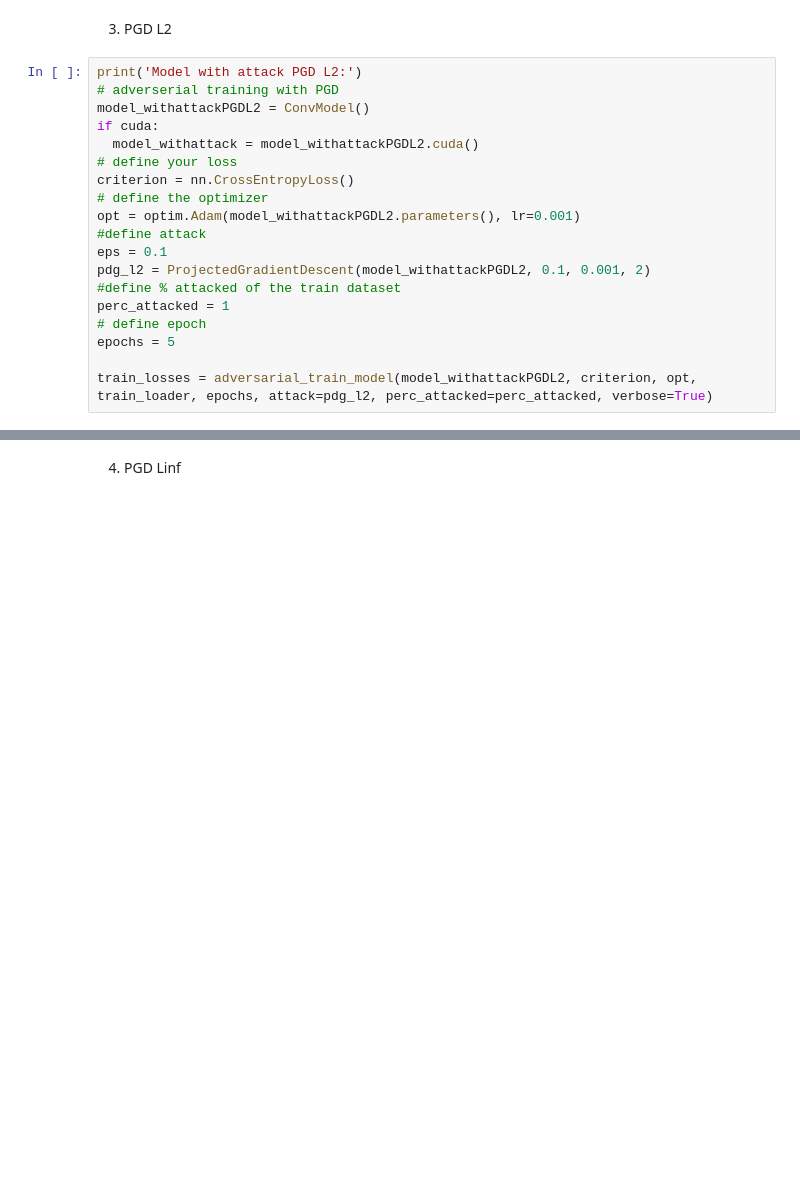
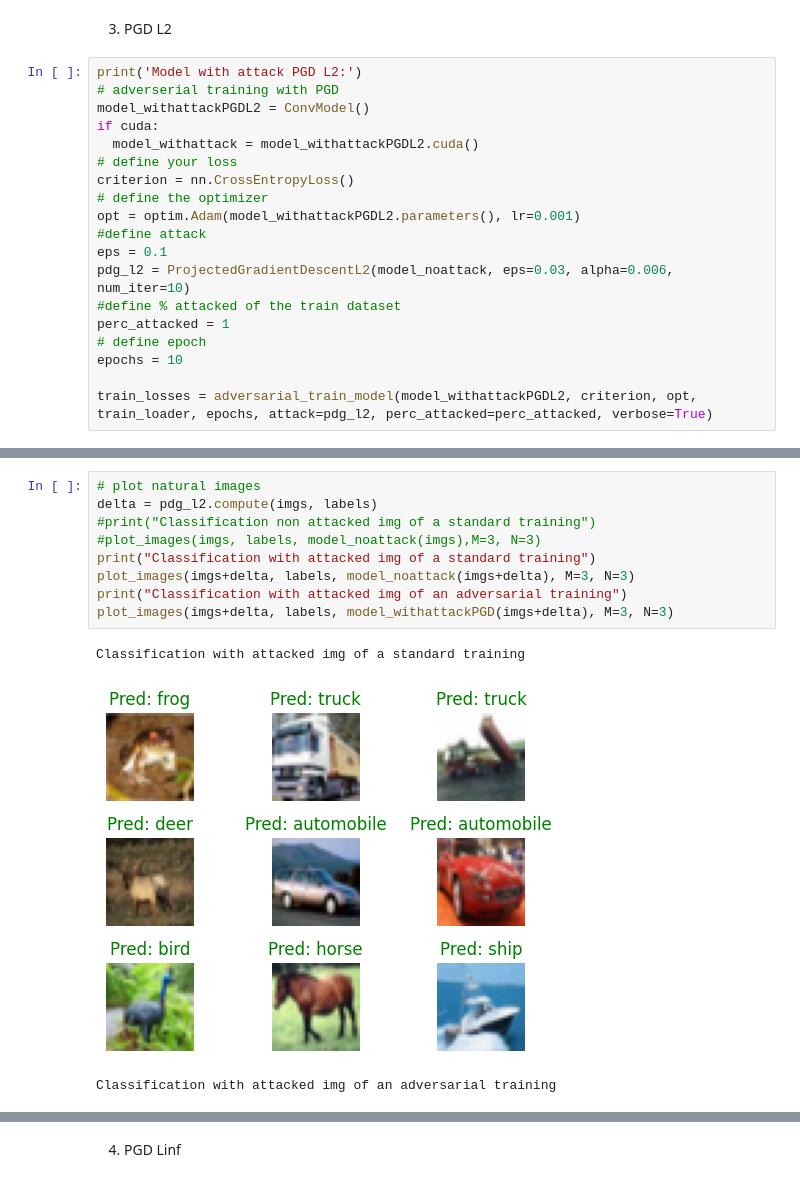
Before and after one commit to dbenayoun/IASD, a Jupyter notebook: ProjetIA/Copie_de_Adversarial3.ipynb, the cells around one changed output, grey strips where cells are left out. Drawn from its saved outputs; the diff is of its cells as text; blank space fills up the shorter version.

```diff
--- a/ProjetIA/Copie_de_Adversarial3.ipynb
+++ b/ProjetIA/Copie_de_Adversarial3.ipynb
@@ -512,11 +510,11 @@ criterion = nn.CrossEntropyLoss()
 opt = optim.Adam(model_withattackPGDL2.parameters(), lr=0.001)
 #define attack
 eps = 0.1
-pdg_l2 = ProjectedGradientDescent(model_withattackPGDL2, 0.1, 0.001, 2)
+pdg_l2 = ProjectedGradientDescentL2(model_noattack, eps=0.03, alpha=0.006, num_iter=10)
 #define % attacked of the train dataset
 perc_attacked = 1
 # define epoch
-epochs = 5
+epochs = 10
 
 train_losses = adversarial_train_model(model_withattackPGDL2, criterion, opt, train_loader, epochs, attack=pdg_l2, perc_attacked=perc_attacked, verbose=True)
 # %% [output]
@@ -528,0 +532,13 @@ Epoch: 5        Training Loss: 1.144774
+# %%
+# plot natural images
+delta = pdg_l2.compute(imgs, labels)
+#print("Classification non attacked img of a standard training")
+#plot_images(imgs, labels, model_noattack(imgs),M=3, N=3)
+print("Classification with attacked img of a standard training")
+plot_images(imgs+delta, labels, model_noattack(imgs+delta), M=3, N=3)
+print("Classification with attacked img of an adversarial training")
+plot_images(imgs+delta, labels, model_withattackPGD(imgs+delta), M=3, N=3)
+# %% [output]
+Classification with attacked img of a standard training
+[figure, added]
+Classification with attacked img of an adversarial training
```
Also changed, not shown: parts of 15 cells of this notebook.
